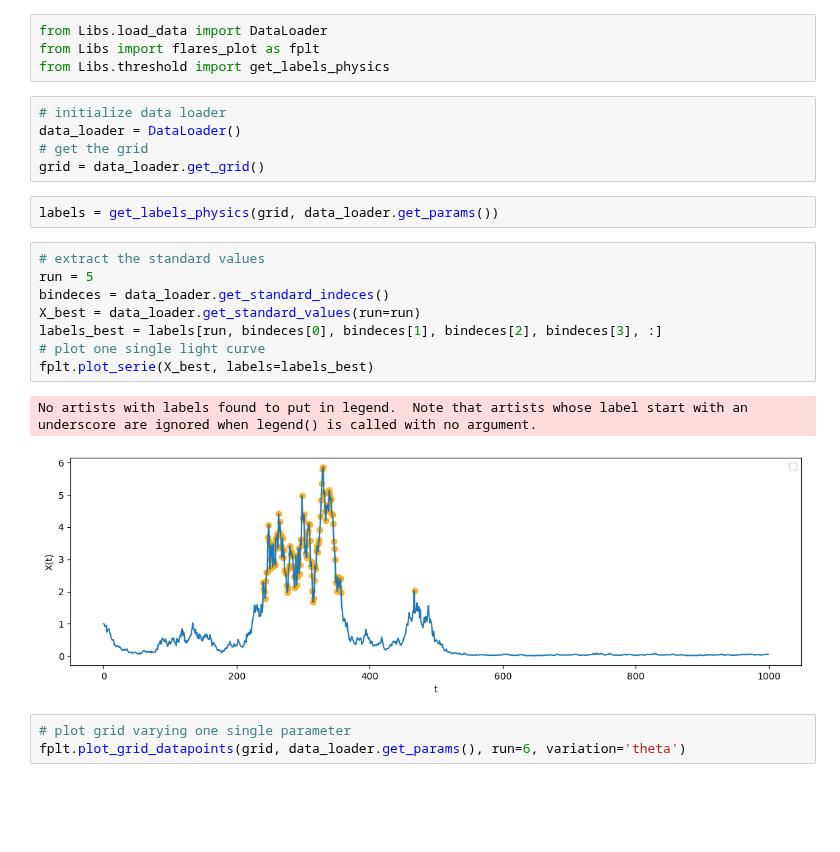
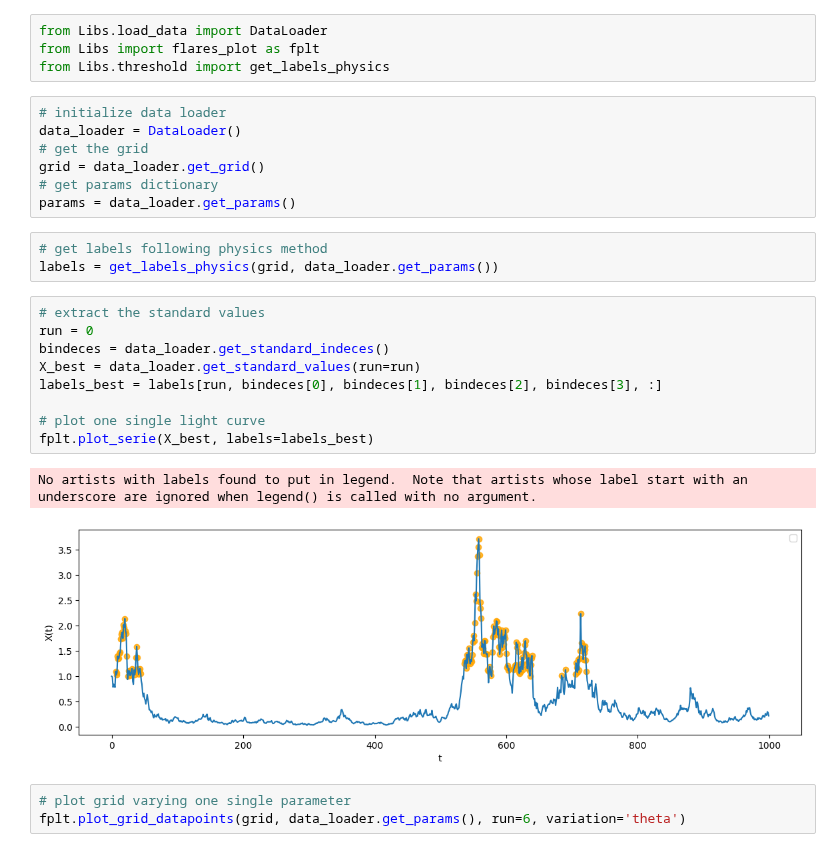
Before and after one commit to falric05/AII-Flare-prediction, a Jupyter notebook: notebooks/prova_plots.ipynb, the cells around one changed output. Drawn from its saved outputs; the diff is of its cells as text; blank space fills up the shorter version.

```diff
--- a/notebooks/prova_plots.ipynb
+++ b/notebooks/prova_plots.ipynb
@@ -7,19 +7,23 @@ from Libs.threshold import get_labels_physics
 data_loader = DataLoader()
 # get the grid
 grid = data_loader.get_grid()
+# get params dictionary
+params = data_loader.get_params()
 # %%
+# get labels following physics method
 labels = get_labels_physics(grid, data_loader.get_params())
 # %%
 # extract the standard values
-run = 5
+run = 0
 bindeces = data_loader.get_standard_indeces()
 X_best = data_loader.get_standard_values(run=run)
 labels_best = labels[run, bindeces[0], bindeces[1], bindeces[2], bindeces[3], :]
+
 # plot one single light curve
 fplt.plot_serie(X_best, labels=labels_best)
 # %% [output]
 No artists with labels found to put in legend.  Note that artists whose label start with an underscore are ignored when legend() is called with no argument.
-[figure, old version]
+[figure, new version]
 # %%
 # plot grid varying one single parameter
 fplt.plot_grid_datapoints(grid, data_loader.get_params(), run=6, variation='theta')
```
Also changed, not shown: 1 other file.
